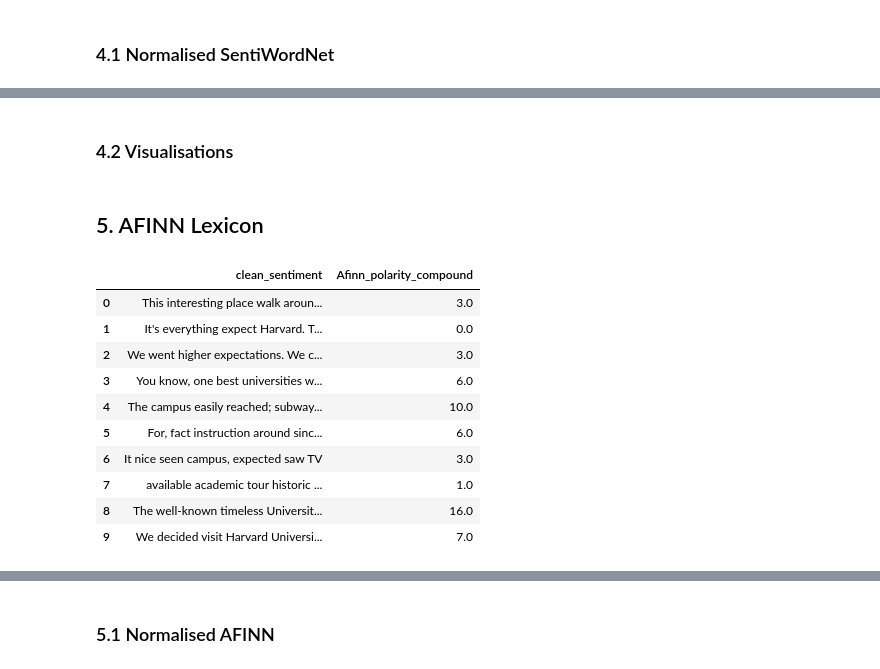
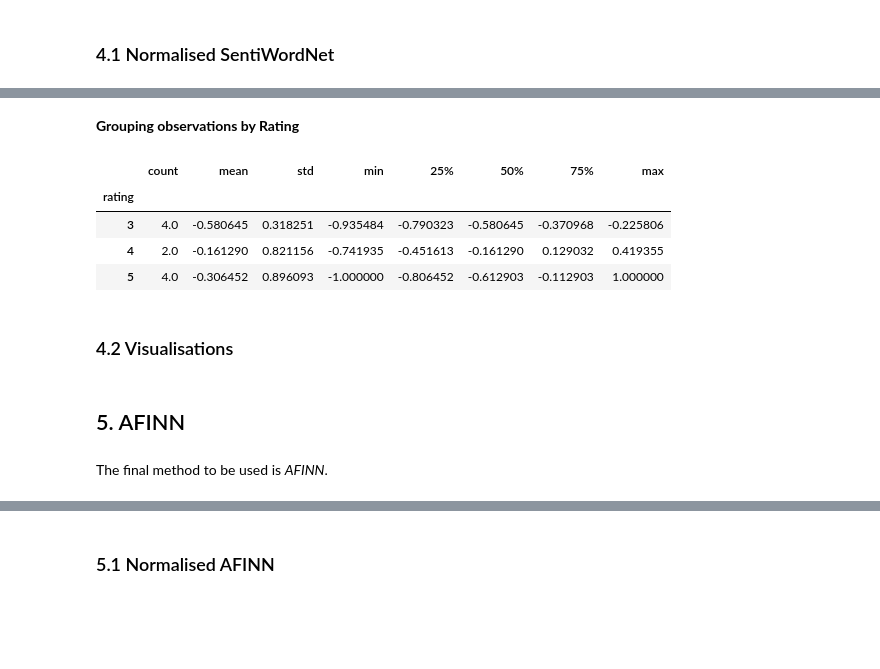
Before and after one commit to antoniooliveira03/Projects, a Jupyter notebook: Industrial Applications of AI/Assignment 4/02_Sentiment Analysis.ipynb, the cells around one changed output, grey strips where cells are left out. Saved outputs shown, nothing was run; the diff lists cells and outputs as text; code cells hidden in the pictures; blank space fills up the shorter version.

```diff
--- a/Industrial Applications of AI/Assignment 4/02_Sentiment Analysis.ipynb
+++ b/Industrial Applications of AI/Assignment 4/02_Sentiment Analysis.ipynb
@@ -157,7 +238,8 @@ data.groupby('rating')['SentiWordNet_polarity_compound'].describe()
 # %%
 scaler = MinMaxScaler(feature_range = (-1,1))
 
-SentiWordNet_normalized_polarity = scaler.fit_transform(data["SentiWordNet_polarity_compound"].to_numpy().reshape(-1, 1))
+# Convert Column to Numpy Array and Reshape
+swnt_norm_polarity = scaler.fit_transform(data["swn_compound"].to_numpy().reshape(-1, 1))
+
+# Reshape the Transformed Data
+data["swn_compound_norm"] = swnt_norm_polarity.reshape(-1)
-# %%
-data["SentiWordNet_normalized_polarity"] = SentiWordNet_normalized_polarity.reshape(-1)
-data[['clean_sentiment', 'SentiWordNet_polarity_compound', 'SentiWordNet_normalized_polarity']].describe()
@@ -164,7 +262,17 @@ data[['clean_sentiment', 'SentiWordNet_polarity_compound', 'SentiWordNet_normali
+# %% [markdown]
+**Grouping observations by Rating**
 # %%
-data.groupby('rating')['SentiWordNet_normalized_polarity'].describe()
+data.groupby('rating')['swn_compound_norm'].describe()
+# %% [output]
+|  | count | mean | std | min | 25% | 50% | 75% | max |
+| rating |  |  |  |  |  |  |  |  |
+| 3 | 4.0 | -0.580645 | 0.318251 | -0.935484 | -0.790323 | -0.580645 | -0.370968 | -0.225806 |
+| 4 | 2.0 | -0.161290 | 0.821156 | -0.741935 | -0.451613 | -0.161290 | 0.129032 | 0.419355 |
+| 5 | 4.0 | -0.306452 | 0.896093 | -1.000000 | -0.806452 | -0.612903 | -0.112903 | 1.000000 |
 # %% [markdown]
 ### 4.2 Visualisations
 # %% [markdown]
-## 5. AFINN Lexicon
+## 5. AFINN
+# %% [markdown]
+The final method to be used is *AFINN*.
 # %%
@@ -173,14 +280,0 @@ data['Afinn_polarity_compound'] = data['clean_sentiment'].apply(lambda x:
-# %%
-data[['clean_sentiment', 'Afinn_polarity_compound']]
-# %% [output]
-|  | clean_sentiment | Afinn_polarity_compound |
-| 0 | This interesting place walk aroun... | 3.0 |
-| 1 | It's everything expect Harvard. T... | 0.0 |
-| 2 | We went higher expectations. We c... | 3.0 |
-| 3 | You know, one best universities w... | 6.0 |
-| 4 | The campus easily reached; subway... | 10.0 |
-| 5 | For, fact instruction around sinc... | 6.0 |
-| 6 | It nice seen campus, expected saw TV | 3.0 |
-| 7 | available academic tour historic ... | 1.0 |
-| 8 | The well-known timeless Universit... | 16.0 |
-| 9 | We decided visit Harvard Universi... | 7.0 |
```
Also changed, not shown: parts of 36 cells of this notebook, 1 other file.
